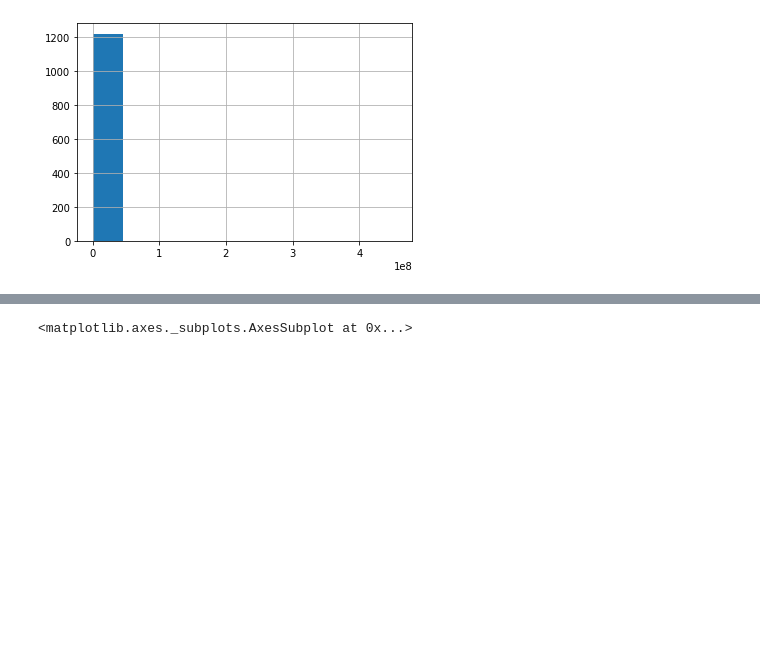
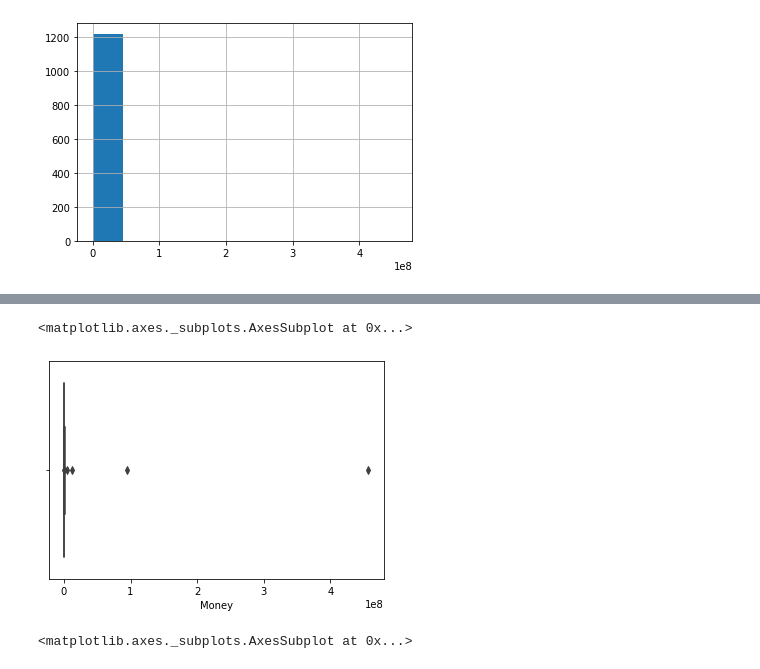
Before and after one commit to Mariappan07/Dirtydata, a Jupyter notebook: Dirtydata.ipynb, the cells around one changed output, grey strips where cells are left out. Saved outputs shown, nothing was run; the diff lists cells and outputs as text; code cells hidden in the pictures; blank space fills up the shorter version.

```diff
--- a/Dirtydata.ipynb
+++ b/Dirtydata.ipynb
@@ -358,3 +374,8 @@ s.groupby('Money').Money.count().plot(kind='pie')
+# %%
+sns.boxplot(s['Money'])
+# %% [output]
+<matplotlib.axes._subplots.AxesSubplot at 0x...>
+[figure, added]
 # %%
 s.Money.plot()
 # %% [output]
```
Also changed, not shown: parts of 3 cells of this notebook.
